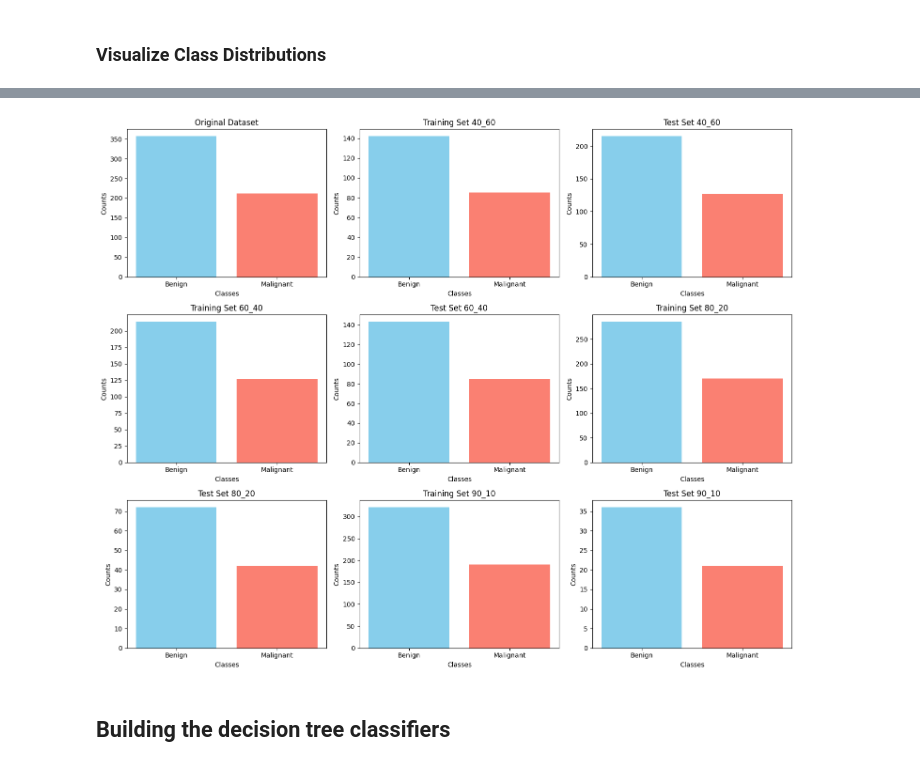
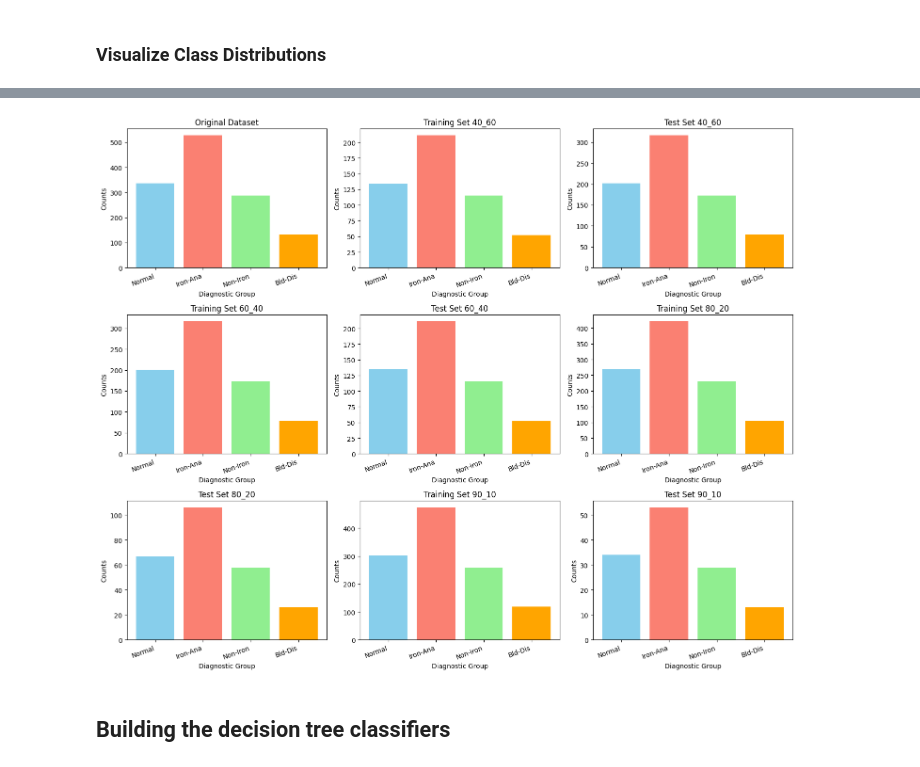
Before and after one commit to phuotato/Decision-Tree-AI-Project, a Jupyter notebook: dt_classifier_3.ipynb, the cells around one changed output, grey strips where cells are left out. Cells and saved outputs as stored; diff of their text form; code cells hidden in the pictures.

Commit message:
dataset 3

```diff
--- a/dt_classifier_3.ipynb
+++ b/dt_classifier_3.ipynb
@@ -74,0 +7,11 @@ labels = data_cleaned["PM2.5_Scale_Encoded"].values  # Labels
+# %%
+import pandas as pd
+
+data = pd.read_csv("data/diagnosed_cbc_data_v4.csv")
+
+print("\nMissing Values in Each Column:")
+print(data.isnull().sum())
+
+# Check the distribution of the target variable
+print("\nDiagnosis Distribution:")
+print(data['Diagnosis'].value_counts())
@@ -75,3 +45,25 @@ labels = data_cleaned["PM2.5_Scale_Encoded"].values  # Labels
+# %%
+# No missing data
+
+# Group and encode the 'Diagnosis' column
+def group_diagnosis(diagnosis):
+    if diagnosis == "Healthy":
+        return 0  # Normal
+    elif diagnosis in ["Iron deficiency anemia", "Normocytic hypochromic anemia", "Other microcytic anemia"]:
+        return 1  # Iron-Related Anemia
+    elif diagnosis in ["Normocytic normochromic anemia", "Macrocytic anemia"]:
+        return 2  # Non-Iron-Related Anemia
+    else:
+        return 3  # Blood Disorders
+
+data['Diagnosis'] = data['Diagnosis'].apply(group_diagnosis)
+
+# Remove unnecessary columns
+# No ID column mentioned in the anemia dataset, so skipping this step
+
+# Separate features and labels
+features = data.drop(columns=["Diagnosis"]).values  # CBC parameters
+labels = data["Diagnosis"].values  # Encoded Diagnosis labels
 # %% [markdown]
 ### Shuffle and Split the Dataset
 # %%
@@ -95,39 +91,42 @@ import matplotlib.pyplot as plt
 
 def plot_distribution(ax, title, data_labels):
     unique, counts = np.unique(data_labels, return_counts=True)
-    ax.bar(["Benign", "Malignant"], counts, color=["skyblue", "salmon"])
+    class_names = ["Normal", "Iron-Ana", "Non-Iron", "Bld-Dis"]  # Shortened class names
+    ax.bar(class_names, counts, color=["skyblue", "salmon", "lightgreen", "orange"])
     ax.set_title(title)
-    ax.set_xlabel("Classes")
+    ax.set_xlabel("Diagnostic Group")
     ax.set_ylabel("Counts")
+    ax.set_xticks(range(len(class_names)))
+    ax.set_xticklabels(class_names, rotation=20, ha="right")
 
 # Number of splits
 num_splits = len(splits)
 total_plots = 1 + num_splits * 2  # Original + training + test sets
 rows = (total_plots + 2) // 3
 cols = 3
 
 fig, axes = plt.subplots(rows, cols, figsize=(15, rows * 4))
 axes = axes.flatten()
 
 # original dataset
 plot_distribution(axes[0], "Original Dataset", labels)
 
 # each split
 plot_idx = 1
 for key, (X_train, X_test, y_train, y_test) in splits.items():
     plot_distribution(axes[plot_idx], f"Training Set {key}", y_train)
     plot_idx += 1
     plot_distribution(axes[plot_idx], f"Test Set {key}", y_test)
     plot_idx += 1
 
 # Hide any unused subplots
 for i in range(plot_idx, len(axes)):
     axes[i].axis("off")
 
 plt.tight_layout()
 plt.show()
 # %% [output]
-[figure, old version]
+[figure, new version]
 # %% [markdown]
 ## Building the decision tree classifiers
 # %%
```
Also changed, not shown: parts of 10 cells of this notebook, 24 other files.
